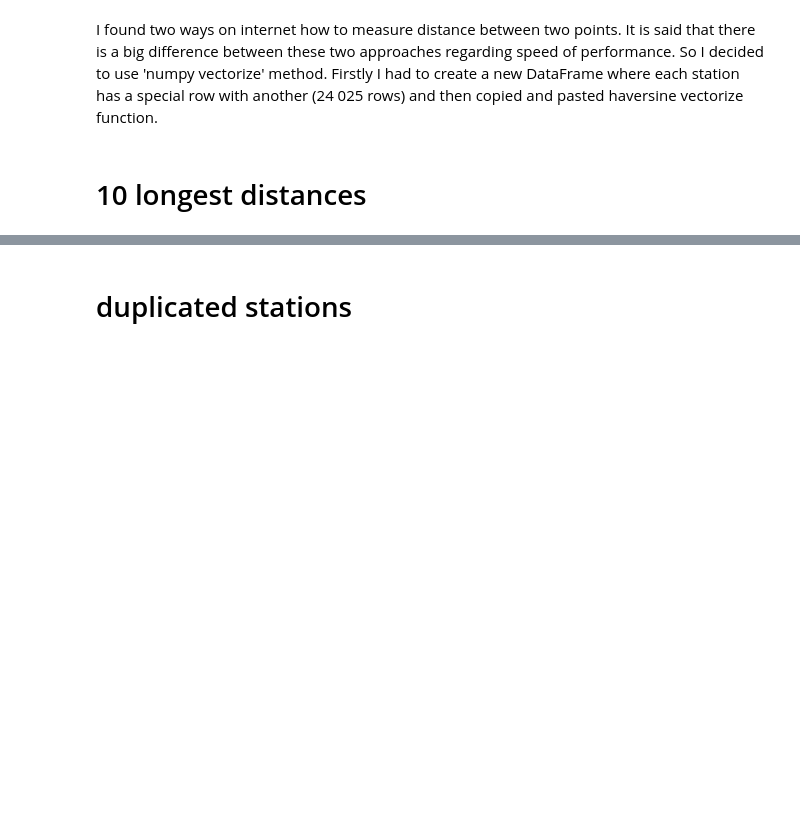
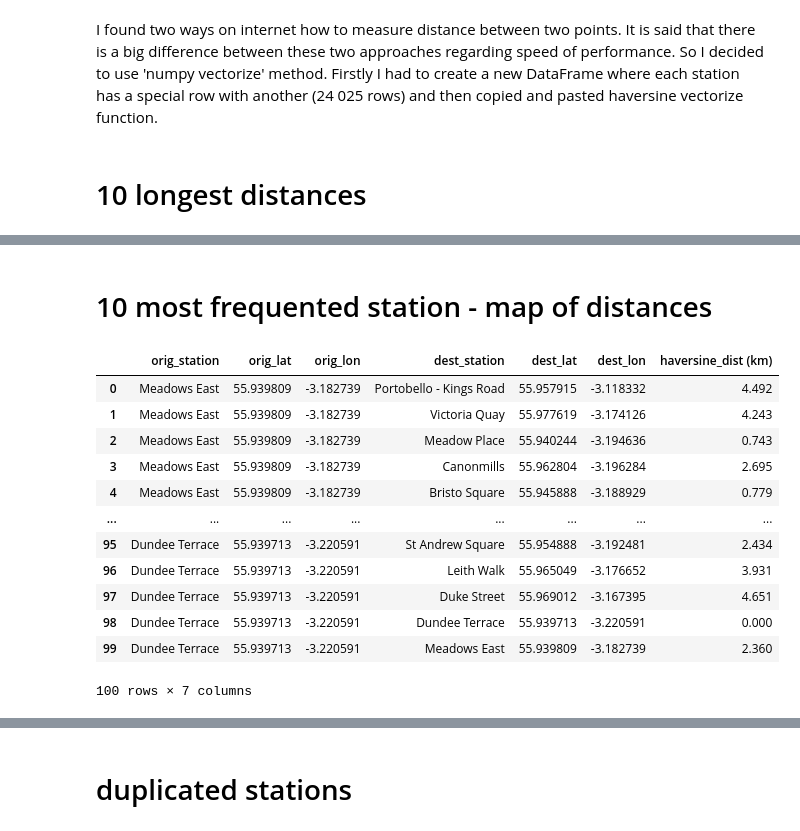
Before and after one commit to carlos108108/Just_Eat_Cycles_project, a Jupyter notebook: Edinburgh.ipynb, the cells around one changed output, grey strips where cells are left out. Saved outputs shown, nothing was run; the diff lists cells and outputs as text; code cells hidden in the pictures; blank space fills up the shorter version.

```diff
--- a/Edinburgh.ipynb
+++ b/Edinburgh.ipynb
@@ -573,3 +579,21 @@ def prepare_map(tbl:str, zoom=13):
+# %% [markdown]
+# 10 most frequented station - map of distances
+# %%
+prepare_table(df_all4)
+# %% [output]
+|  | orig_station | orig_lat | orig_lon | dest_station | dest_lat | dest_lon | haversine_dist (km) |
+| 0 | Meadows East | 55.939809 | -3.182739 | Portobello - Kings Road | 55.957915 | -3.118332 | 4.492 |
+| 1 | Meadows East | 55.939809 | -3.182739 | Victoria Quay | 55.977619 | -3.174126 | 4.243 |
+| 2 | Meadows East | 55.939809 | -3.182739 | Meadow Place | 55.940244 | -3.194636 | 0.743 |
+| 3 | Meadows East | 55.939809 | -3.182739 | Canonmills | 55.962804 | -3.196284 | 2.695 |
+| 4 | Meadows East | 55.939809 | -3.182739 | Bristo Square | 55.945888 | -3.188929 | 0.779 |
+| ... | ... | ... | ... | ... | ... | ... | ... |
+| 95 | Dundee Terrace | 55.939713 | -3.220591 | St Andrew Square | 55.954888 | -3.192481 | 2.434 |
+| 96 | Dundee Terrace | 55.939713 | -3.220591 | Leith Walk | 55.965049 | -3.176652 | 3.931 |
+| 97 | Dundee Terrace | 55.939713 | -3.220591 | Duke Street | 55.969012 | -3.167395 | 4.651 |
+| 98 | Dundee Terrace | 55.939713 | -3.220591 | Dundee Terrace | 55.939713 | -3.220591 | 0.000 |
+| 99 | Dundee Terrace | 55.939713 | -3.220591 | Meadows East | 55.939809 | -3.182739 | 2.360 |
+100 rows × 7 columns
 # %%
 prepare_map(df_all4)
 # %% [output]
```
Also changed, not shown: parts of 12 cells of this notebook.
